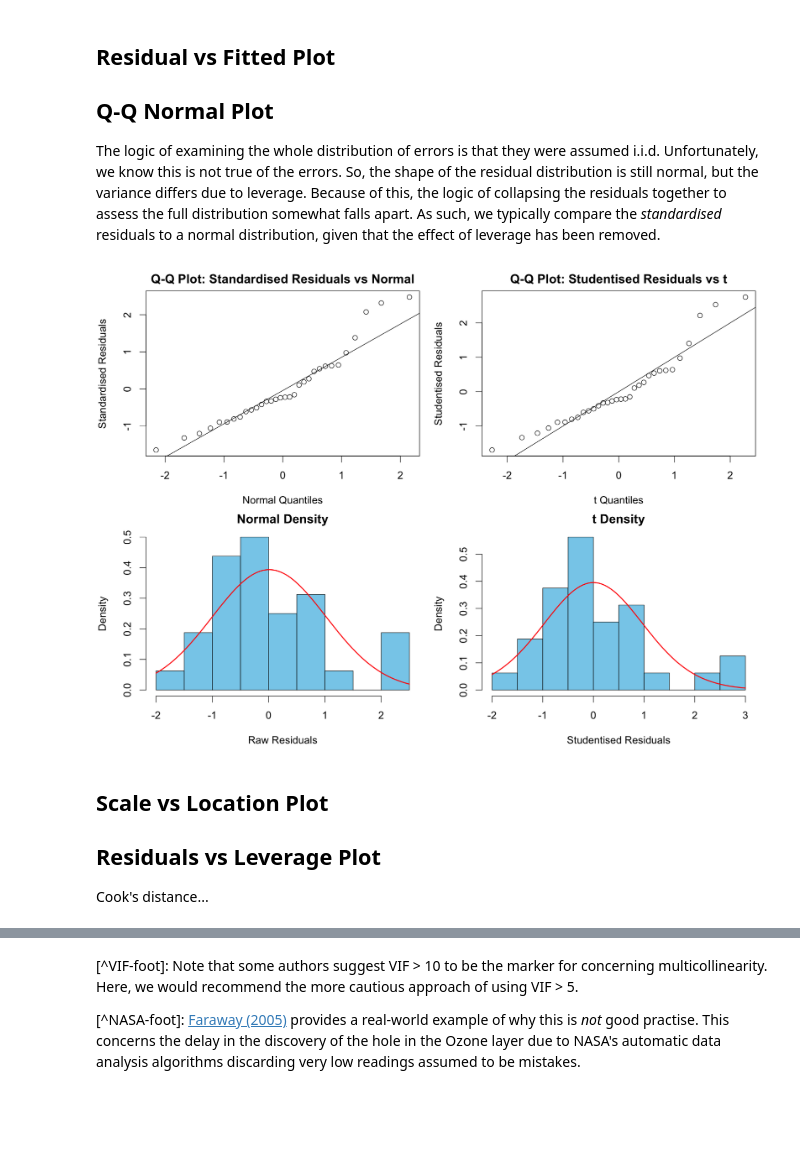
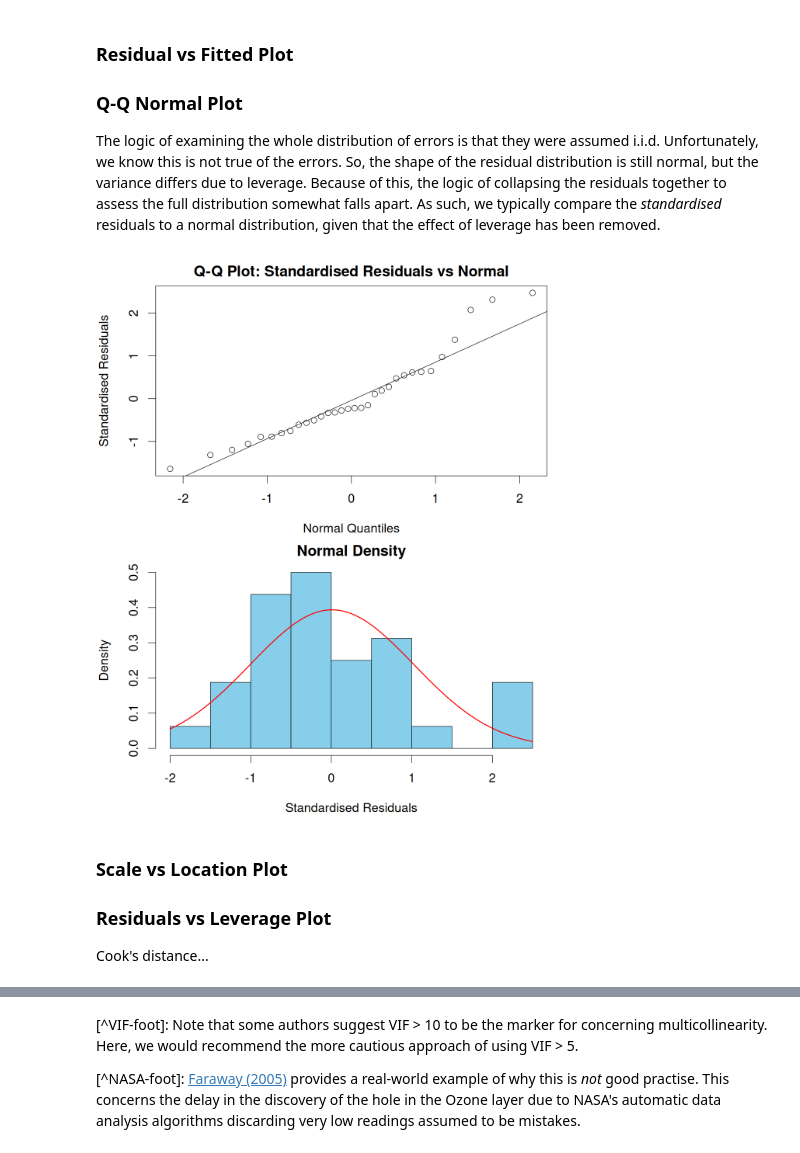
Before and after one commit to PCHN63101-Advanced-Data-Skills/Assumptions-Diagnostics-Transforms, a Jupyter notebook: 4.diagnostic-plots.ipynb, the cells around one changed output, grey strips where cells are left out. Cells and saved outputs as stored; diff of their text form; code cells hidden in the pictures; blank space fills up the shorter version.

```diff
--- a/4.diagnostic-plots.ipynb
+++ b/4.diagnostic-plots.ipynb
@@ -4,6 +13,6 @@
 # %% [markdown]
-## Residual vs Fitted Plot
+### Residual vs Fitted Plot
 
-## Q-Q Normal Plot
+### Q-Q Normal Plot
 The logic of examining the whole distribution of errors is that they were assumed i.i.d. Unfortunately, we know this is not true of the errors. So, the shape of the residual distribution is still normal, but the variance differs due to leverage. Because of this, the logic of collapsing the residuals together to assess the full distribution somewhat falls apart. As such, we typically compare the *standardised* residuals to a normal distribution, given that the effect of leverage has been removed.
 # %%
@@ -11,45 +20,21 @@ options(repr.plot.width=14, repr.plot.height=10)
 # %%
 # Fit the model
-model <- lm(mpg ~ wt + hp + cyl, data = mtcars)
+mod       <- lm(mpg ~ wt + hp + cyl, data=mtcars)
+resid.std <- rstandard(mod)
 
-# Extract residuals
-resid.std <- rstandard(model)
-resid.t   <- rstudent(model)
+# Set up plot grid
+par(mfrow=c(2,1), mar=c(4,4,2,1))
+par(cex=1.6) # scaling
 
-# Degrees of freedom
-n  <- length(resid(model))
-p  <- length(coef(model))
-df <- n - p - 1
-
-# Set up 2x2 plot grid
-par(mfrow=c(2,2), mar=c(4,4,2,1))
-par(cex=1.3) # plot scaling
-
-# --- 1) Q-Q plot: Normal quantiles vs standard residuals ---
-qqnorm(resid.std,
-       main = "Q-Q Plot: Standardised Residuals vs Normal",
-       xlab = "Normal Quantiles",
-       ylab = "Standardised Residuals")
+# Q-Q plot: Normal quantiles vs standardised residuals
+qqnorm(resid.std, main="Q-Q Plot: Standardised Residuals vs Normal",
+       xlab="Normal Quantiles", ylab="Standardised Residuals")
 qqline(resid.std)
 
-# --- 2) Q-Q plot: t quantiles vs studentised residuals ---
-qqplot(qt(ppoints(n), df = df), resid.t,
-       main = "Q-Q Plot: Studentised Residuals vs t",
-       xlab = "t Quantiles",
-       ylab = "Studentised Residuals")
-abline(0,1)
-
-# --- 3) Histogram + Normal density: Standard residuals ---
-hist(resid.std, breaks=10, probability=TRUE,
-     main = "Normal Density",
-     xlab = "Raw Residuals", col = "skyblue")
+# Histogram + Normal density: Standardised residuals
+hist(resid.std, breaks=10, probability=TRUE, main="Normal Density",
+     xlab="Standardised Residuals", col="skyblue")
 curve(dnorm(x, mean=mean(resid.std), sd=sd(resid.std)),
       col="red", lwd=2, add=TRUE)
-
-# --- 4) Histogram + t density: Studentised residuals ---
-hist(resid.t, breaks = 10, probability = TRUE,
-     main = "t Density",
-     xlab = "Studentised Residuals", col = "skyblue")
-curve(dt(x, df = df), col = "red", lwd = 2, add = TRUE)
 # %% [output]
-[figure, old version]
+[figure, new version]
@@ -56,5 +43,5 @@ curve(dt(x, df = df), col = "red", lwd = 2, add = TRUE)
 # %% [markdown]
-## Scale vs Location Plot
+### Scale vs Location Plot
 
-## Residuals vs Leverage Plot
+### Residuals vs Leverage Plot
 Cook's distance...
```
Also changed, not shown: parts of 21 cells of this notebook, 52 other files.
